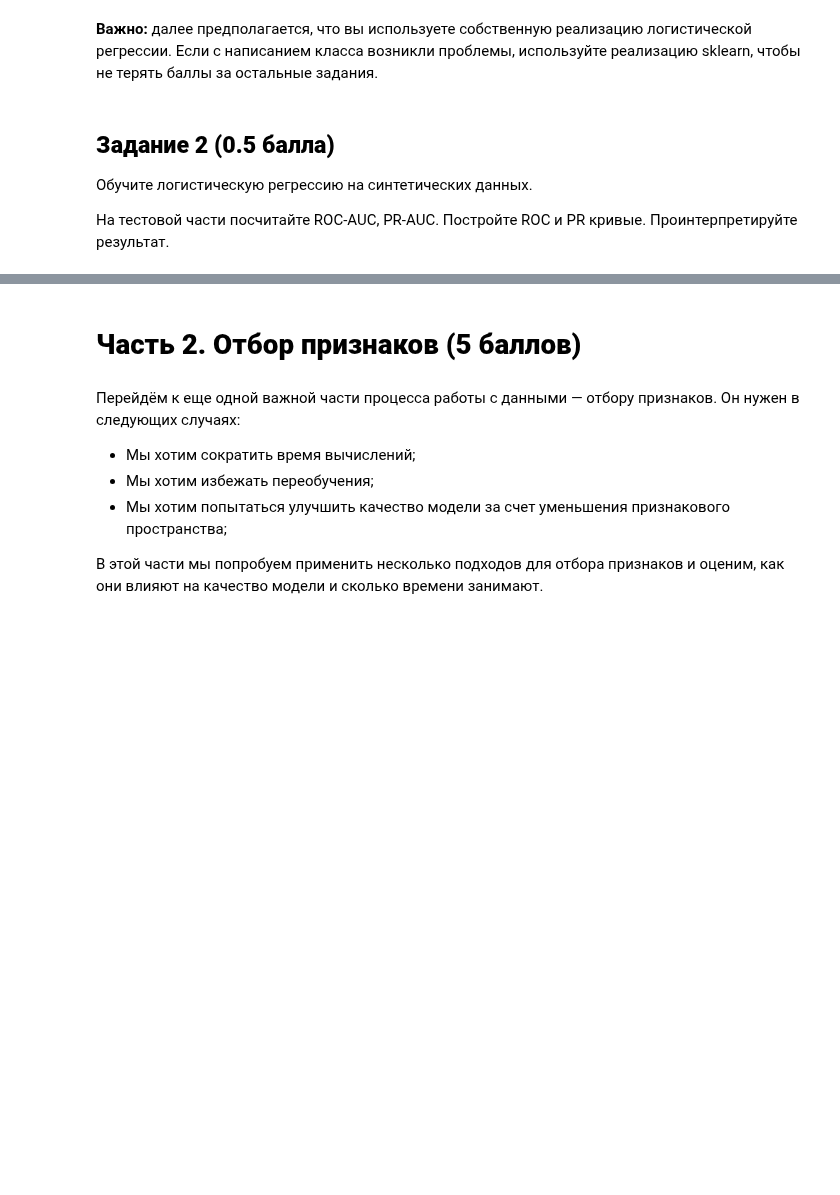
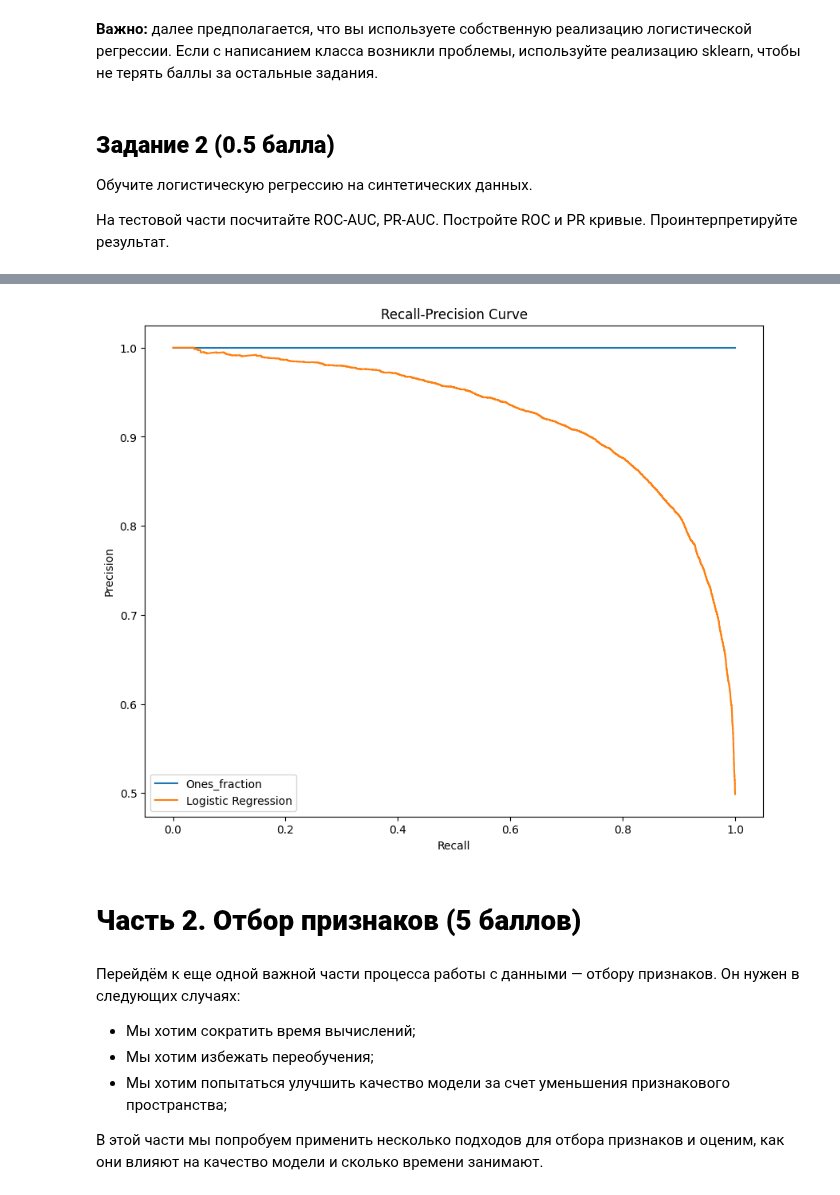
Before and after one commit to vasilyryabtsev/ml-hse-24-25, a Jupyter notebook: HW3_Classification/ai_hw3_classification_base.ipynb, the cells around one changed output, grey strips where cells are left out. Saved outputs shown, nothing was run; the diff lists cells and outputs as text; code cells hidden in the pictures; blank space fills up the shorter version.

```diff
--- a/HW3_Classification/ai_hw3_classification_base.ipynb
+++ b/HW3_Classification/ai_hw3_classification_base.ipynb
@@ -115,7 +115,12 @@ class LogReg(BaseEstimator):
         if self.w is None:
             raise Exception('Not trained yet')
 
-        return 1 / (1 + np.exp(- X @ self.w))
+        X_copy = X.copy()
+
+        if X.shape[1] != self.w.shape[0]:
+            X_copy = np.hstack((np.ones((X_copy.shape[0], 1)), X_copy))
+
+        return 1 / (1 + np.exp(- X_copy @ self.w))
 
 
     def predict(self, X):
@@ -211,3 +254,21 @@ accuracy_score(y_test, clf.predict(X_test))
+# %%
+ones_fraction = len(y == 1) / len(y)
+
+plt.figure(figsize=(10,8))
+
+plt.plot([0,1],[ones_fraction, ones_fraction], label="Ones_fraction")
+
+# precision, recall, _ = precision_recall_curve(y_test, y_test_prob)
+plt.plot(recall, precision, marker='', label="Logistic Regression")
+
+plt.xlabel("Recall")
+plt.ylabel("Precision")
+plt.title("Recall-Precision Curve")
+plt.legend()
+
+plt.show()
+# %% [output]
+[figure, added]
 # %% [markdown]
 # **Часть 2. Отбор признаков (5 баллов)**
 # %% [markdown]
```
Also changed, not shown: parts of 4 cells of this notebook.
